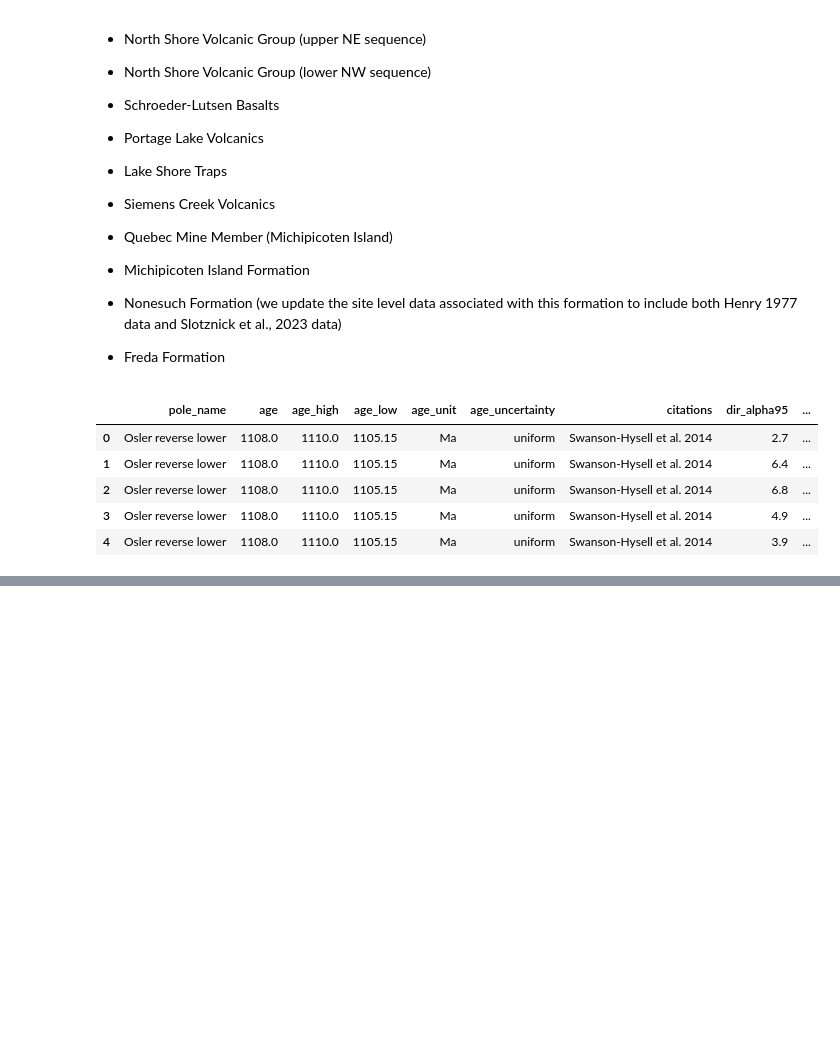
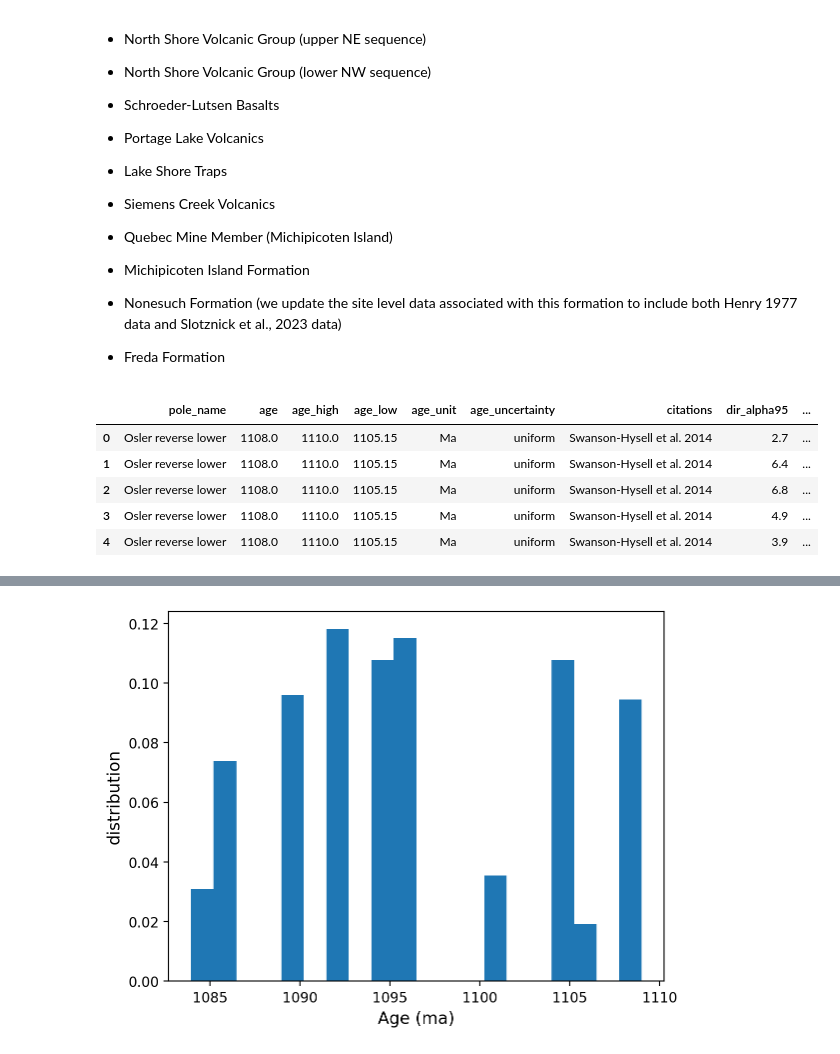
Before and after one commit to Swanson-Hysell-Group/2024_SWLLIP, a Jupyter notebook: code/Keweenawan_Track_VGP_compilation.ipynb, the cells around one changed output, grey strips where cells are left out. Drawn from its saved outputs; the diff is of its cells as text; code cells hidden in the pictures; blank space fills up the shorter version.

```diff
--- a/code/Keweenawan_Track_VGP_APWP.ipynb
+++ b/code/Keweenawan_Track_VGP_compilation.ipynb
@@ -1951,3 +1951,9 @@ Keweenawan_track_sites.head()
 | 2 | Osler reverse lower | 1108.0 | 1110.0 | 1105.15 | Ma | uniform | Swanson-Hysell et al. 2014 | 6.8 | ... |
 | 3 | Osler reverse lower | 1108.0 | 1110.0 | 1105.15 | Ma | uniform | Swanson-Hysell et al. 2014 | 4.9 | ... |
 | 4 | Osler reverse lower | 1108.0 | 1110.0 | 1105.15 | Ma | uniform | Swanson-Hysell et al. 2014 | 3.9 | ... |
+# %%
+Keweenawan_track_sites['Plon'] = None
+Keweenawan_track_sites['Plat'] = None
+Keweenawan_track_sites['Plon'] = np.where(Keweenawan_track_sites['dir_polarity']== 'n', Keweenawan_track_sites['vgp_lon'], Keweenawan_track_sites['vgp_lon_rev'])
+Keweenawan_track_sites['Plat'] = np.where(Keweenawan_track_sites['dir_polarity']== 'n', Keweenawan_track_sites['vgp_lat'], Keweenawan_track_sites['vgp_lat_rev'])
+Keweenawan_track_sites.head()
@@ -1996,0 +1969,7 @@ RM_15_10_1115_1075
+# %%
+plt.hist(Keweenawan_track_sites['age'], bins=20, density=1)
+plt.xlabel('Age (ma)', fontsize=12)
+plt.ylabel('distribution', fontsize=12)
+plt.show()
+# %% [output]
+[figure, added]
```
Also changed, not shown: parts of 9 cells of this notebook.
